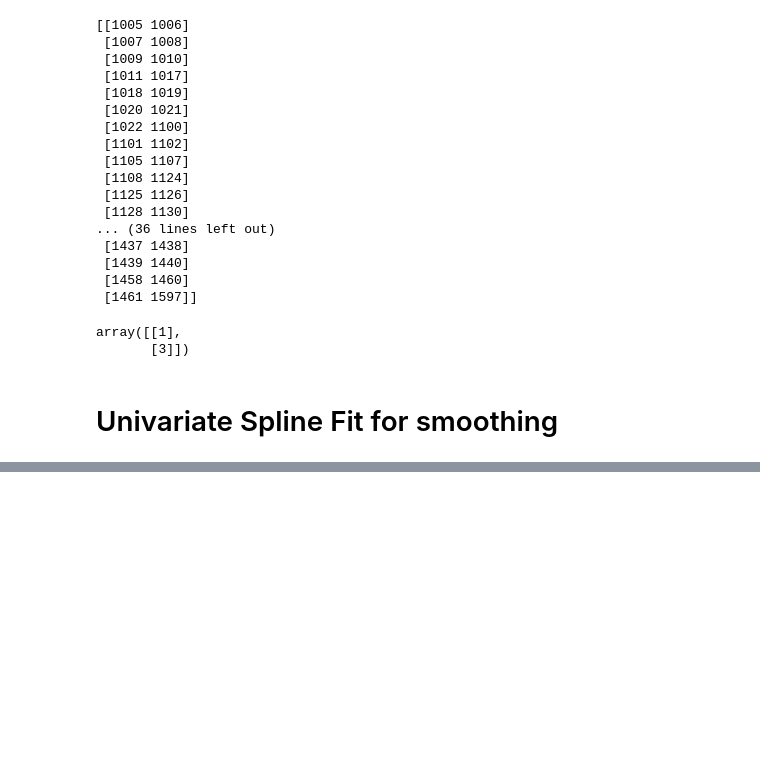
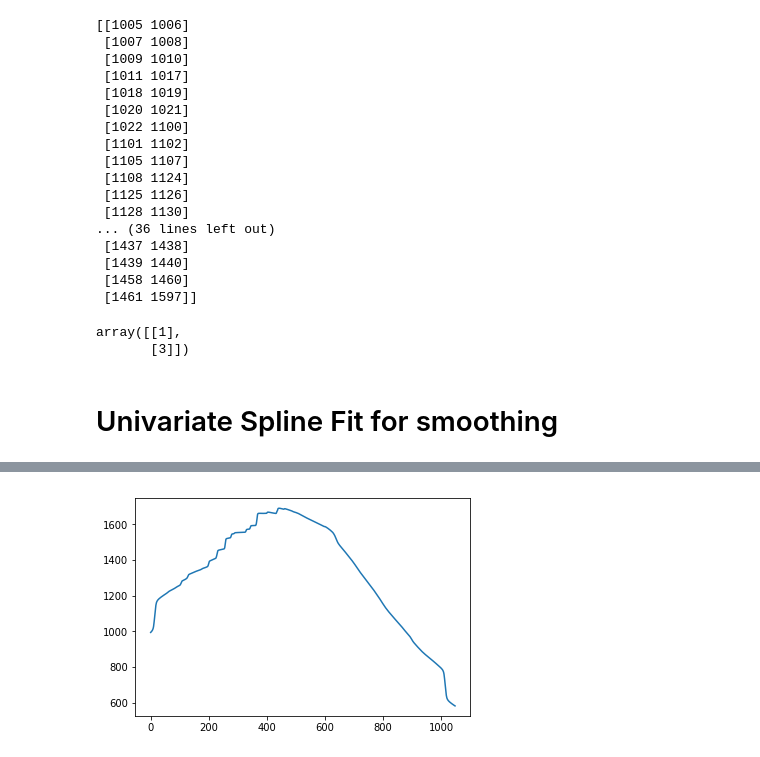
Before and after one commit to piovere/zeTorch, a Jupyter notebook: black body.ipynb, the cells around one changed output, grey strips where cells are left out. Cells and saved outputs as stored; diff of their text form; code cells hidden in the pictures; blank space fills up the shorter version.

```diff
--- a/black body.ipynb
+++ b/black body.ipynb
@@ -119,0 +159,11 @@ plt.show()
+# %%
+# From https://stackoverflow.com/questions/14313510/how-to-calculate-moving-average-using-numpy
+def moving_average(a, n=3) :
+    ret = np.cumsum(a, dtype=float)
+    ret[n:] = ret[n:] - ret[:-n]
+    return ret[n - 1:] / n
+# %%
+plt.plot(moving_average(data[:,1], n=1000))
+plt.show()
+# %% [output]
+[figure, added]
```
Also changed, not shown: parts of 10 cells of this notebook.
